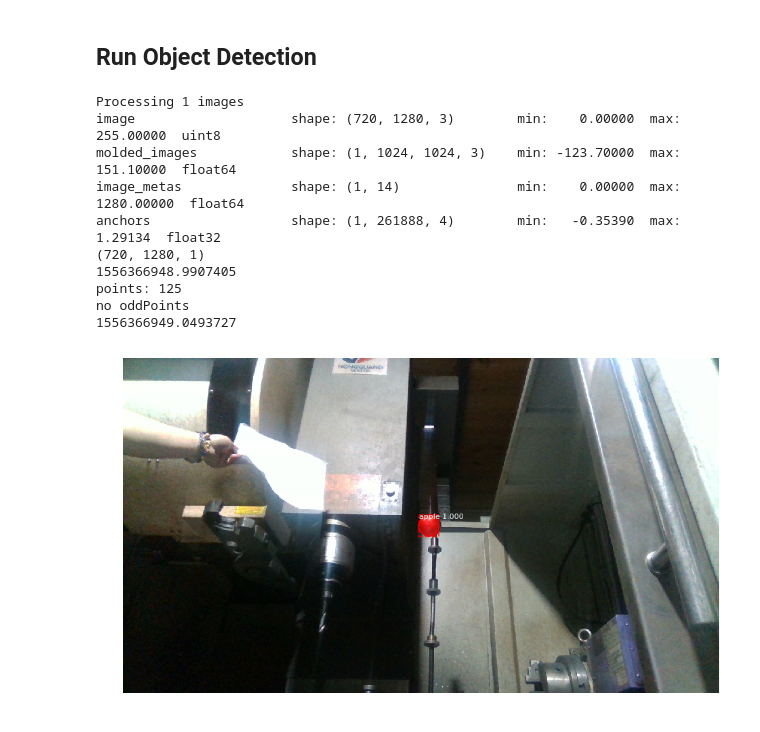
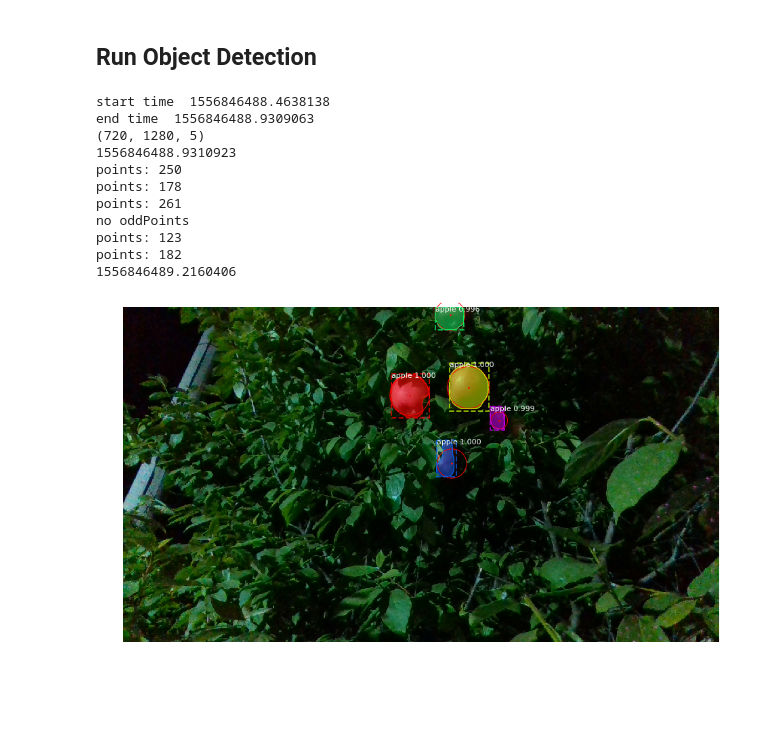
Before and after one commit to foreverben1986/Mask_RCNN, a Jupyter notebook: samples/demo.ipynb, the cells around one changed output. Cells and saved outputs as stored; diff of their text form; code cells hidden in the pictures; blank space fills up the shorter version.

```diff
--- a/samples/demo.ipynb
+++ b/samples/demo.ipynb
@@ -111,26 +119,29 @@ class_names = ['BG', 'apple']
 # %%
 # Load a random image from the images folder
 #file_names = next(os.walk(IMAGE_DIR))[2]
 #image = skimage.io.imread(os.path.join(IMAGE_DIR, random.choice(file_names)))
 
-image = skimage.io.imread(os.path.join(IMAGE_DIR, "color_151556366646.png"))
+image = skimage.io.imread(os.path.join(IMAGE_DIR, "color_151556796416.png"))
 # Run detection
-results = model.detect([image], verbose=1)
+print("start time ", time.time())
+results = model.detect([image], verbose=0)
+print("end time ", time.time())
 
 # Visualize results
 r = results[0]
 print(r['masks'].shape)
 visualize.display_instances(image, r['rois'], r['masks'], r['class_ids'],
                             class_names, r['scores'])
 # %% [output]
-Processing 1 images
-image                    shape: (720, 1280, 3)        min:    0.00000  max:  255.00000  uint8
-molded_images            shape: (1, 1024, 1024, 3)    min: -123.70000  max:  151.10000  float64
-image_metas              shape: (1, 14)               min:    0.00000  max: 1280.00000  float64
-anchors                  shape: (1, 261888, 4)        min:   -0.35390  max:    1.29134  float32
-(720, 1280, 1)
-1556366948.9907405
-points: 125
+start time  1556846488.4638138
+end time  1556846488.9309063
+(720, 1280, 5)
+1556846488.9310923
+points: 250
+points: 178
+points: 261
 no oddPoints
-1556366949.0493727
+points: 123
+points: 182
+1556846489.2160406
-[figure, old version]
+[figure, new version]
```
Also changed, not shown: parts of 1 cell of this notebook, 7 other files.
